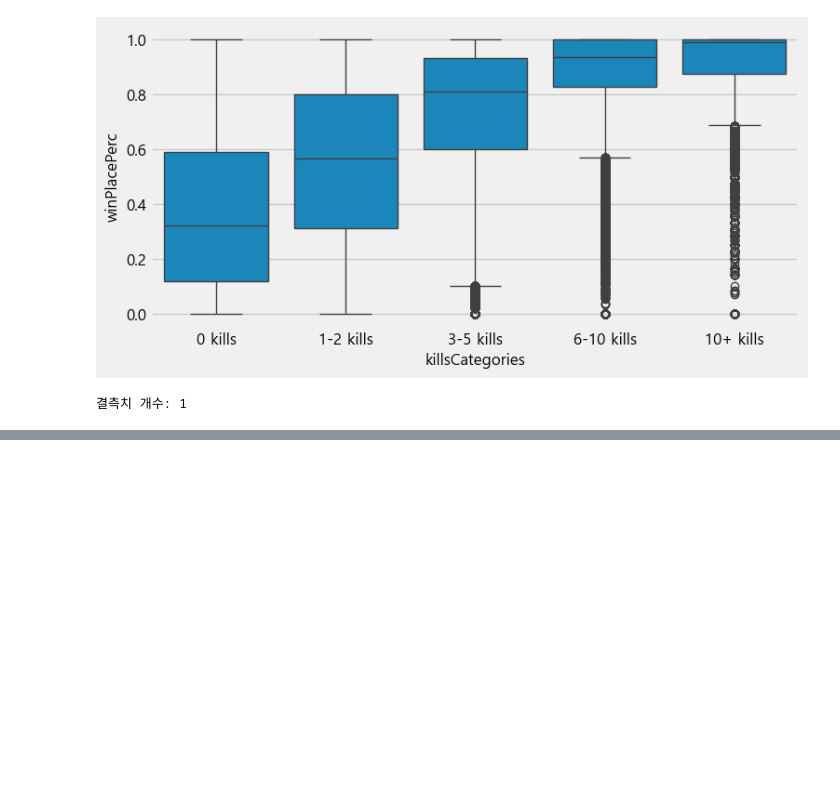
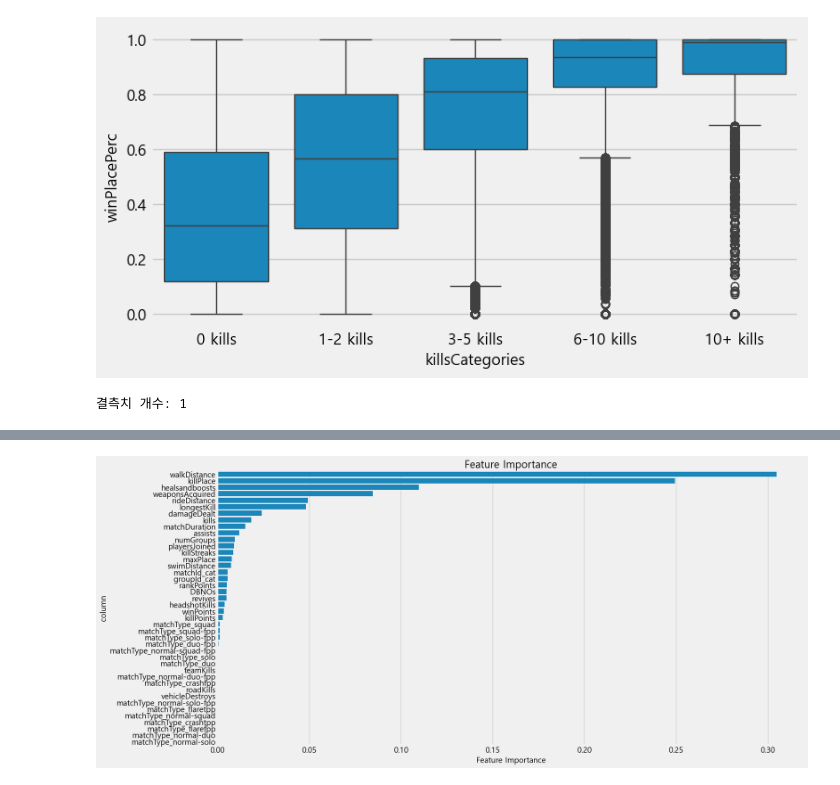
Before and after one commit to gclogs/data-analysis, a Jupyter notebook: kaggle-game-battleground/da.ipynb, the cells around one changed output, grey strips where cells are left out. Drawn from its saved outputs; the diff is of its cells as text; code cells hidden in the pictures; blank space fills up the shorter version.

```diff
--- a/kaggle-game-battleground/da.ipynb
+++ b/kaggle-game-battleground/da.ipynb
@@ -166,0 +308,20 @@ train = train.drop(2744604).reset_index(drop=True)
+# %%
+rf_2_feature_importance = pd.DataFrame(
+    rf_2.feature_importances_,
+    X_train.columns,
+    columns=['Feature Importance']
+)
+
+rf_2_feature_importance_sort = rf_2_feature_importance.sort_values('Feature Importance', ascending=False)
+
+plt.figure(figsize=(18, 9))
+sns.barplot(x='Feature Importance', y=rf_2_feature_importance_sort.index, orient='h', data=rf_2_feature_importance_sort)
+plt.title('Feature Importance', size=20)
+
+plt.xticks(size=15)
+plt.yticks(size=15)
+plt.xlabel('Feature Importance', size=15)
+plt.ylabel('column', size=15)
+plt.show()
+# %% [output]
+[figure, added]
```
Also changed, not shown: parts of 12 cells of this notebook.
